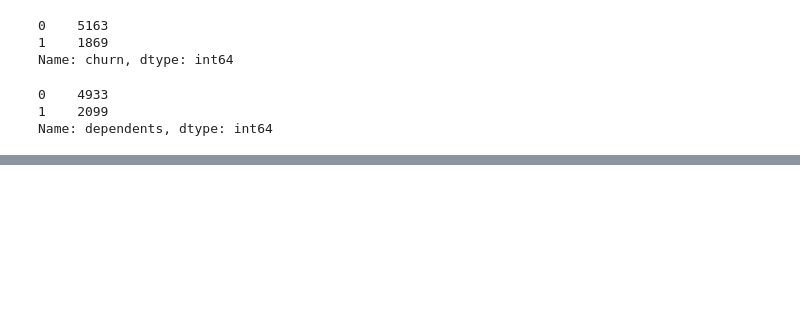
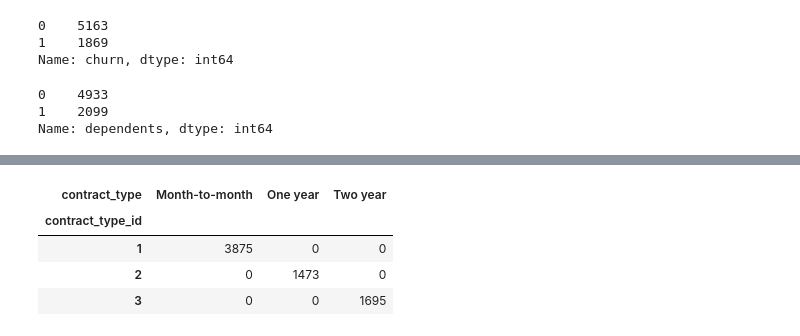
Before and after one commit to Jonessn22/telco_classification_project, a Jupyter notebook: working_project_report.ipynb, the cells around one changed output, grey strips where cells are left out. Cells and saved outputs as stored; diff of their text form; code cells hidden in the pictures; blank space fills up the shorter version.

```diff
--- a/working_project_report.ipynb
+++ b/working_project_report.ipynb
@@ -383,0 +441,9 @@ Name: device_protection, dtype: int64
+# %%
+# first, I looked at contract_type
+pd.crosstab(raw_data.contract_type_id, raw_data.contract_type)
+# %% [output]
+| contract_type | Month-to-month | One year | Two year |
+| contract_type_id |  |  |  |
+| 1 | 3875 | 0 | 0 |
+| 2 | 0 | 1473 | 0 |
+| 3 | 0 | 0 | 1695 |
```
Also changed, not shown: parts of 19 cells of this notebook, 3 other files.
